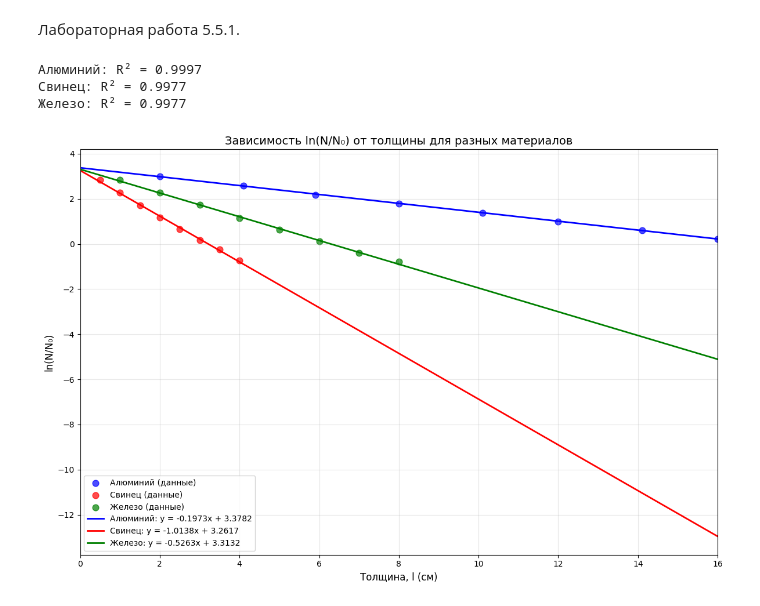
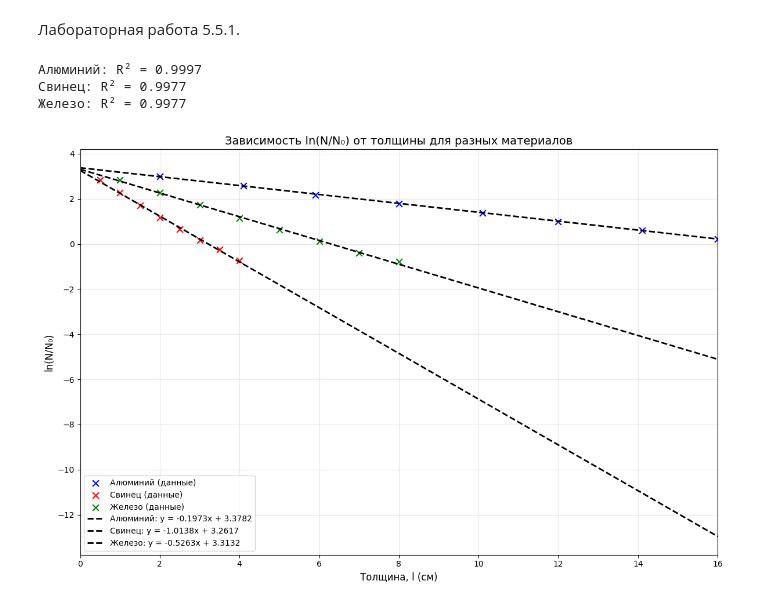
Before and after one commit to TengizPazov/Quantum_labs, a Jupyter notebook: 5_5_1/5_5_1.ipynb, the cells around one changed output. Drawn from its saved outputs; the diff is of its cells as text; code cells hidden in the pictures.

```diff
--- a/5_5_1/5_5_1.ipynb
+++ b/5_5_1/5_5_1.ipynb
@@ -11,11 +11,11 @@ N_background = 35
 y_alumn = np.array([46147, 30621, 20404, 13768, 9246, 6263, 4268, 2928])
 ln_n_n0_alumn = np.log((y_alumn - N_background) / N0)
 
-l_lead = np.array([0.5, 1, 1.5, 2, 2.5, 3, 3.5, 4])
+l_lead = np.array([0.5, 1, 1.6, 2, 2.4, 3, 3.5, 4])
 y_lead = np.array([39065, 22271, 12761, 7384, 4527, 2755, 1821, 1156])
 ln_n_n0_lead = np.log((y_lead - N_background) / N0)
 
-l_iron = np.array([1, 2, 3, 4, 5, 6, 7, 8])
+l_iron = np.array([1, 2.1, 3, 4.1, 5, 6, 6.9, 8])
 y_iron = np.array([39422, 22614, 13034, 7333, 4305, 2589, 1576, 1085])
 ln_n_n0_iron = np.log((y_iron - N_background) / N0)
 # %%
@@ -40,43 +40,43 @@ ln_n_n0_iron_fit = slope_iron * l_fit + intercept_iron
 plt.figure(figsize=(12, 8))
 
 # Точечные данные
-plt.scatter(l_alumn, ln_n_n0_alumn, color='blue', label='Алюминий (данные)', s=60, alpha=0.7)
-plt.scatter(l_lead, ln_n_n0_lead, color='red', label='Свинец (данные)', s=60, alpha=0.7)
-plt.scatter(l_iron, ln_n_n0_iron, color='green', label='Железо (данные)', s=60, alpha=0.7)
+plt.scatter(l_alumn, ln_n_n0_alumn, color='blue', label='Алюминий (данные)', marker='x', s=60)
+plt.scatter(l_lead, ln_n_n0_lead, color='red', label='Свинец (данные)', marker='x',s=60)
+plt.scatter(l_iron, ln_n_n0_iron, color='green', label='Железо (данные)', marker='x',s=60)
 
-plt.plot(l_fit, ln_n_n0_alumn_fit, color='blue', linestyle='-',
+plt.plot(l_fit, ln_n_n0_alumn_fit, color='black', linestyle='--',
          label=f'Алюминий: y = {slope_alumn:.4f}x + {intercept_alumn:.4f}', linewidth=2)
-plt.plot(l_fit, ln_n_n0_lead_fit, color='red', linestyle='-',
+plt.plot(l_fit, ln_n_n0_lead_fit, color='black', linestyle='--',
          label=f'Свинец: y = {slope_lead:.4f}x + {intercept_lead:.4f}', linewidth=2)
-plt.plot(l_fit, ln_n_n0_iron_fit, color='green', linestyle='-',
+plt.plot(l_fit, ln_n_n0_iron_fit, color='black', linestyle='--',
          label=f'Железо: y = {slope_iron:.4f}x + {intercept_iron:.4f}', linewidth=2)
 
 plt.xlabel('Толщина, l (см)', fontsize=12)
 plt.ylabel('ln(N/N₀)', fontsize=12)
 plt.title('Зависимость ln(N/N₀) от толщины для разных материалов', fontsize=14)
 plt.legend(fontsize=10)
 plt.grid(True, alpha=0.3)
 plt.xlim(0, 16)
 
 # Вычисление R² для всех материалов
 def calculate_r_squared(l, ln_n_n0, slope, intercept):
     y_pred = slope * l + intercept
     ss_res = np.sum((ln_n_n0 - y_pred) ** 2)
     ss_tot = np.sum((ln_n_n0 - np.mean(ln_n_n0)) ** 2)
     return 1 - (ss_res / ss_tot)
 
 r2_alumn = calculate_r_squared(l_alumn, ln_n_n0_alumn, slope_alumn, intercept_alumn)
 r2_lead = calculate_r_squared(l_lead, ln_n_n0_lead, slope_lead, intercept_lead)
 r2_iron = calculate_r_squared(l_iron, ln_n_n0_iron, slope_iron, intercept_iron)
 
 print(f"Алюминий: R² = {round(r2_alumn, 4)}")
 print(f"Свинец: R² = {round(r2_lead, 4)}")
 print(f"Железо: R² = {round(r2_iron, 4)}")
 
 plt.tight_layout()
 plt.show()
 # %% [output]
 Алюминий: R² = 0.9997
 Свинец: R² = 0.9977
 Железо: R² = 0.9977
-[figure, old version]
+[figure, new version]
```
Also changed, not shown: 4 other files.
